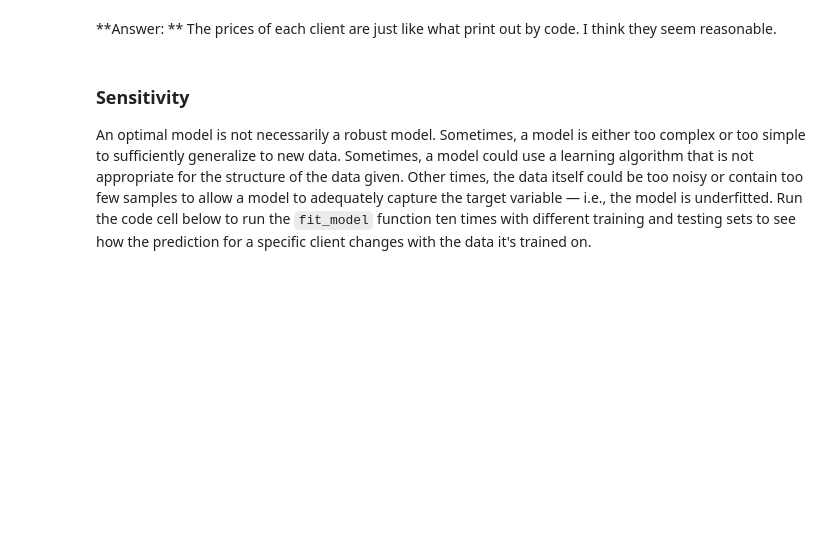
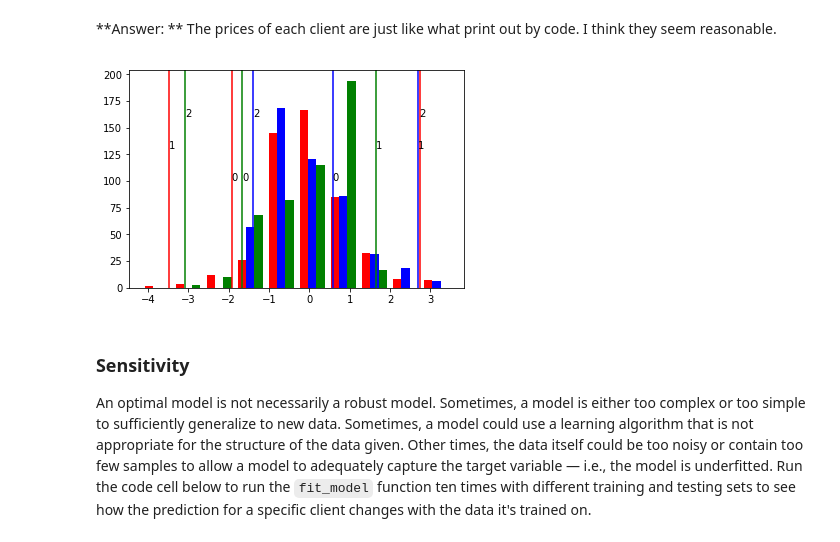
Before and after one commit to RolandXu/machine-learning, a Jupyter notebook: projects/boston_housing/boston_housing_answer.ipynb, the cells around one changed output. Saved outputs shown, nothing was run; the diff lists cells and outputs as text; code cells hidden in the pictures; blank space fills up the shorter version.

```diff
--- a/projects/boston_housing/boston_housing_answer.ipynb
+++ b/projects/boston_housing/boston_housing_answer.ipynb
@@ -332,6 +336,35 @@ Predicted selling price for Client 2's home: $231,918.75
 Predicted selling price for Client 3's home: $937,230.00
 # %% [markdown]
 **Answer: ** The prices of each client are just like what print out by code. I think they seem reasonable.
+# %%
+import copy
+import matplotlib.pyplot as plt
+
+quant_features = ['RM', 'LSTAT', 'PTRATIO']
+
+normed_features = features.copy()
+normed_client_data = copy.deepcopy(client_data)
+for index in range(0,len(quant_features)):
+    #print each
+    each = quant_features[index]
+    mean, std = features[each].mean(), features[each].std()
+    normed_features.loc[:, each] = (features[each] - mean)/std
+    for each_client in normed_client_data:
+        each_client[index] = (each_client[index] - mean)/std
+        #print each_client[index]
+
+colors = ['red','blue','green']
+plt.hist([normed_features["RM"],normed_features["LSTAT"],normed_features["PTRATIO"]],bins = 10,color = colors)
+
+for cr in range(0,len(quant_features)):
+    for index in range(0,len(normed_client_data)):
+        plt.axvline(normed_client_data[index][cr],color=colors[cr])
+        plt.text(normed_client_data[index][cr],100 + index * 30,index)
+
+
+None
+# %% [output]
+[figure, added]
 # %% [markdown]
 ### Sensitivity
 An optimal model is not necessarily a robust model. Sometimes, a model is either too complex or too simple to sufficiently generalize to new data. Sometimes, a model could use a learning algorithm that is not appropriate for the structure of the data given. Other times, the data itself could be too noisy or contain too few samples to allow a model to adequately capture the target variable — i.e., the model is underfitted. Run the code cell below to run the `fit_model` function ten times with different training and testing sets to see how the prediction for a specific client changes with the data it's trained on.
```
Also changed, not shown: parts of 5 cells of this notebook.
